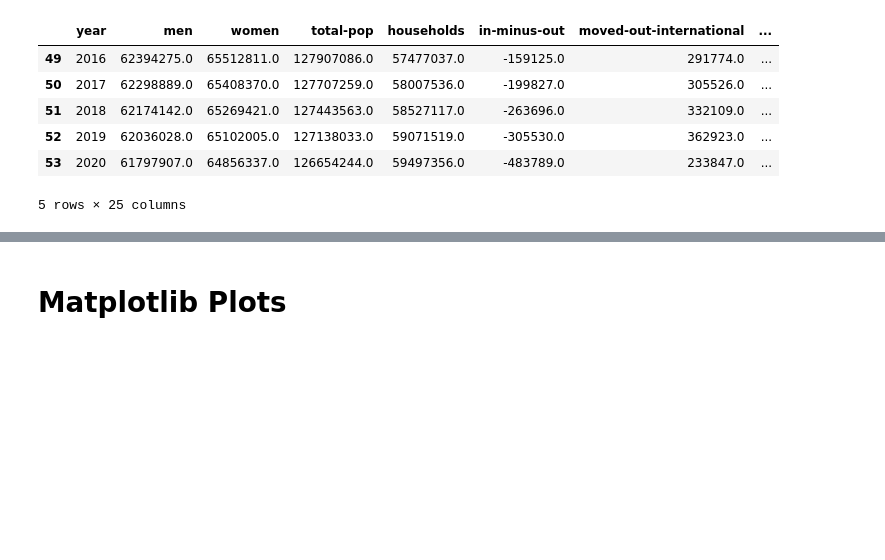
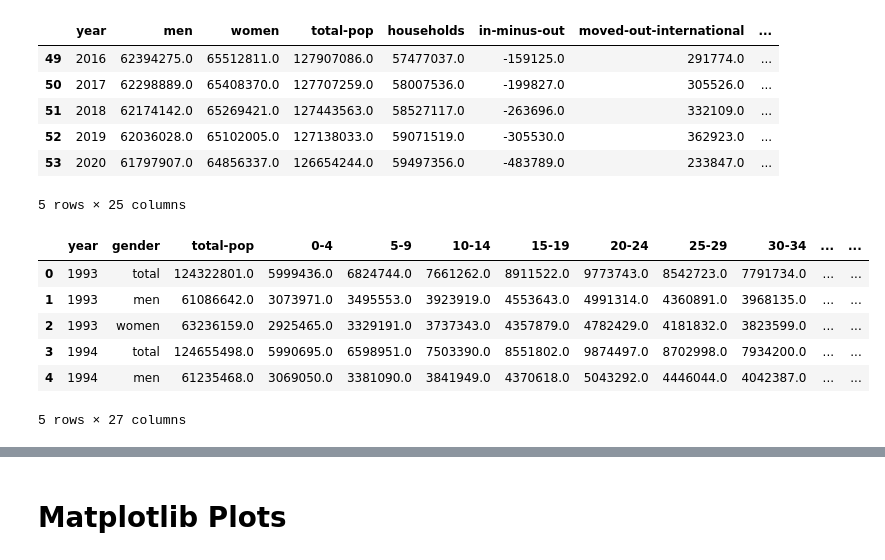
Before and after one commit to passaglia/japandata, a Jupyter notebook: examples/population_japan.ipynb, the cells around one changed output, grey strips where cells are left out. Saved outputs shown, nothing was run; the diff lists cells and outputs as text; code cells hidden in the pictures; blank space fills up the shorter version.

```diff
--- a/examples/population_japan.ipynb
+++ b/examples/population_japan.ipynb
@@ -54,3 +93,13 @@ jpop_df.tail()
 | 52 | 2019 | 62036028.0 | 65102005.0 | 127138033.0 | 59071519.0 | -305530.0 | 362923.0 | ... |
 | 53 | 2020 | 61797907.0 | 64856337.0 | 126654244.0 | 59497356.0 | -483789.0 | 233847.0 | ... |
 5 rows × 25 columns
+# %%
+jage_df.head()
+# %% [output]
+|  | year | gender | total-pop | 0-4 | 5-9 | 10-14 | 15-19 | 20-24 | 25-29 | 30-34 | ... | ... |
+| 0 | 1993 | total | 124322801.0 | 5999436.0 | 6824744.0 | 7661262.0 | 8911522.0 | 9773743.0 | 8542723.0 | 7791734.0 | ... | ... |
+| 1 | 1993 | men | 61086642.0 | 3073971.0 | 3495553.0 | 3923919.0 | 4553643.0 | 4991314.0 | 4360891.0 | 3968135.0 | ... | ... |
+| 2 | 1993 | women | 63236159.0 | 2925465.0 | 3329191.0 | 3737343.0 | 4357879.0 | 4782429.0 | 4181832.0 | 3823599.0 | ... | ... |
+| 3 | 1994 | total | 124655498.0 | 5990695.0 | 6598951.0 | 7503390.0 | 8551802.0 | 9874497.0 | 8702998.0 | 7934200.0 | ... | ... |
+| 4 | 1994 | men | 61235468.0 | 3069050.0 | 3381090.0 | 3841949.0 | 4370618.0 | 5043292.0 | 4446044.0 | 4042387.0 | ... | ... |
+5 rows × 27 columns
```
Also changed, not shown: parts of 18 cells of this notebook, 9 other files.
